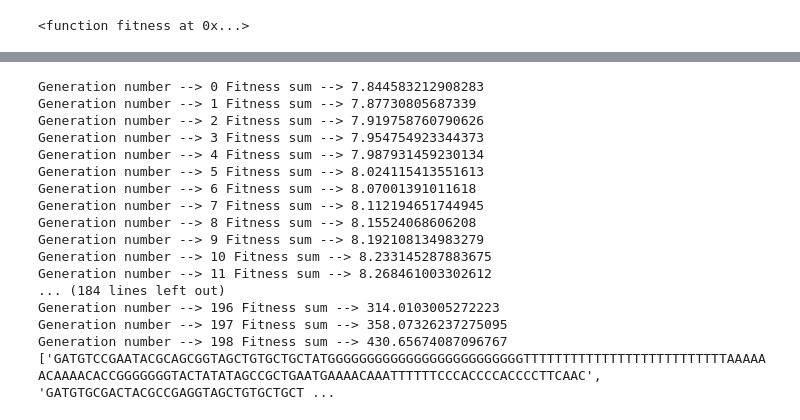
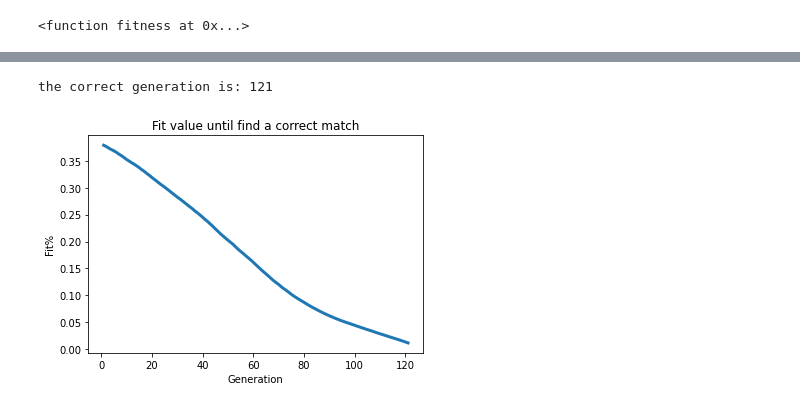
Before and after one commit to Reevoc/AI-Genetic-Algorithm, a Jupyter notebook: Genetic Algorithm.ipynb, the cells around one changed output, grey strips where cells are left out. Saved outputs shown, nothing was run; the diff lists cells and outputs as text; code cells hidden in the pictures.

```diff
--- a/Genetic Algorithm.ipynb
+++ b/Genetic Algorithm.ipynb
@@ -61,6 +64,6 @@ def random_char(U):
 
 name = []
 for i in range(3):
-    name.append(random_char(1))
+    name.append(random_char(0))
 print(name)
 # %% [output]
@@ -93,9 +91,9 @@ def weighted_choice(items):
 
     return n[0][0]
 # %%
-def crossover(dna1, dna2):
+def crossover(chromosome1, chromosome2):
     """
-    Slices both dna1 and dna2 into three parts at a random index within their
+    Slices both chromosome1 and chromosome2 into three parts at a random index within their
     length and merges them. Both keep their initial sublist up to the crossover
     index, but their ends are swapped.
     """
@@ -104,92 +102,83 @@ def crossover(dna1, dna2):
     full_piece = []
 
     for i in range(0,2): #take 2 number and order them
-        full_piece.append(random.randint(1, len(dna1)))
+        full_piece.append(random.randint(1, len(chromosome1)))
 
     minimum = min(full_piece)
     maximum = max(full_piece)
 
     if (parent1_or_parent2 == 2):
-        parent1 = dna1[0:minimum] + dna2[minimum:maximum] + dna1[maximum:]
-        parent2 = dna2[0:minimum] + dna1[minimum:maximum] + dna2[maximum:]
+        parent1 = chromosome1[0:minimum] + chromosome2[minimum:maximum] + chromosome1[maximum:]
+        parent2 = chromosome2[0:minimum] + chromosome1[minimum:maximum] + chromosome2[maximum:]
     else:
-        parent1 = dna2[0:minimum] + dna1[minimum:maximum] + dna2[maximum:]
-        parent2 = dna1[0:minimum] + dna2[minimum:maximum] + dna1[maximum:]
+        parent1 = chromosome2[0:minimum] + chromosome1[minimum:maximum] + chromosome2[maximum:]
+        parent2 = chromosome1[0:minimum] + chromosome2[minimum:maximum] + chromosome1[maximum:]
 
     return(parent1, parent2)
 
 var = crossover("abcdef", "ghilmn")
 # %%
-def generate_population(generation, optimal, lenght_chromosome, number_chromosome):
+def generate_population(generation, PROTEIN, lenght_chromosome, number_chromosome):
 
     population = createPopulation(lenght_chromosome,number_chromosome)
     weighted_population = []
     correct_generation = 0
+    tot_abs = (85 - 65) * len(PROTEIN) * len(population)
+    all_sum_fitness = []
+    prob_of_mutation = 0
 
     for G in range(0 , generation):
         weighted_population = []
         sum_fitness = 0
 
         for I in population:
-
             fit_value = fitness(I)
 
-            if I == optimal:
+            if I == PROTEIN:
                 exact_population = population
                 correct_generation = G
-                return(exact_population, correct_generation)
+                return(exact_population, correct_generation, all_sum_fitness)
 
             if fit_value != 0:
                 pair = (I, 1 / fit_value)
-                sum_fitness = sum_fitness + ( 1 / fit_value)
+                sum_fitness = sum_fitness +  fit_value
             else:
                 pair = (I, 1)
 
             weighted_population.append(pair)
 
-        print(f'Generation number --> {G} Fitness sum --> {sum_fitness} ')
         population = []
-        prob_of_mutation = 0
-            # Select two random individuals, based on their fitness probabilities,
-            # cross their genes over at a random point, mutate them, and add them
-            # back to the population for the next iteration.
+        all_sum_fitness.append(sum_fitness / tot_abs)
 
         for _ in range(round(len(weighted_population) / 2)):
 
-            if (G % 100 == 0):
-                prob_of_mutation += 1
-            # Selection
+            prob_of_mutation += 0.1
+
             ind1 = weighted_choice(weighted_population)
             ind2 = weighted_choice(weighted_population)
 
-            # Crossover
             ind1, ind2 = crossover(ind1, ind2)
 
-            # Mutate and add back into the population
             population.append(mutate(ind1,prob_of_mutation))
             population.append(mutate(ind2,prob_of_mutation))
 
-    print(f'the correct generation is: {correct_generation}')
-    return(population, correct_generation)
+    return(population, correct_generation, all_sum_fitness)
 
-pop, gen = generate_population(10000, OPTIMAL, len(OPTIMAL), 10000)
+pop, gen, sum_f = generate_population(10000, PROTEIN, len(PROTEIN), 10000)
+print(f'the correct generation is: {gen}')
 
-print(pop,gen)
+# make data
+x = range(1, gen + 1)
+y = sum_f
+
+# plot
+fig, ax = plt.subplots()
+
+ax.plot(x, y, linewidth=3.0)
+plt.title('Fit value until find a correct match')
+plt.ylabel('Fit%')
+plt.xlabel('Generation')
+plt.show()
 # %% [output]
-Generation number --> 0 Fitness sum --> 7.844583212908283
-Generation number --> 1 Fitness sum --> 7.87730805687339
-Generation number --> 2 Fitness sum --> 7.919758760790626
-Generation number --> 3 Fitness sum --> 7.954754923344373
-Generation number --> 4 Fitness sum --> 7.987931459230134
-Generation number --> 5 Fitness sum --> 8.024115413551613
-Generation number --> 6 Fitness sum --> 8.07001391011618
-Generation number --> 7 Fitness sum --> 8.112194651744945
-Generation number --> 8 Fitness sum --> 8.15524068606208
-Generation number --> 9 Fitness sum --> 8.192108134983279
-Generation number --> 10 Fitness sum --> 8.233145287883675
-Generation number --> 11 Fitness sum --> 8.268461003302612
-... (184 lines left out)
-Generation number --> 196 Fitness sum --> 314.0103005272223
-Generation number --> 197 Fitness sum --> 358.07326237275095
-Generation number --> 198 Fitness sum --> 430.65674087096767
-['GATGTCCGAATACGCAGCGGTAGCTGTGCTGCTATGGGGGGGGGGGGGGGGGGGGGGGGGTTTTTTTTTTTTTTTTTTTTTTTTTTAAAAAACAAAACACCGGGGGGGTACTATATAGCCGCTGAATGAAAACAAATTTTTTCCCACCCCACCCCTTCAAC', 'GATGTGCGACTACGCCGAGGTAGCTGTGCTGCT ...
+the correct generation is: 121
+[figure, added]
```
Also changed, not shown: parts of 9 cells of this notebook, 8 other files.
